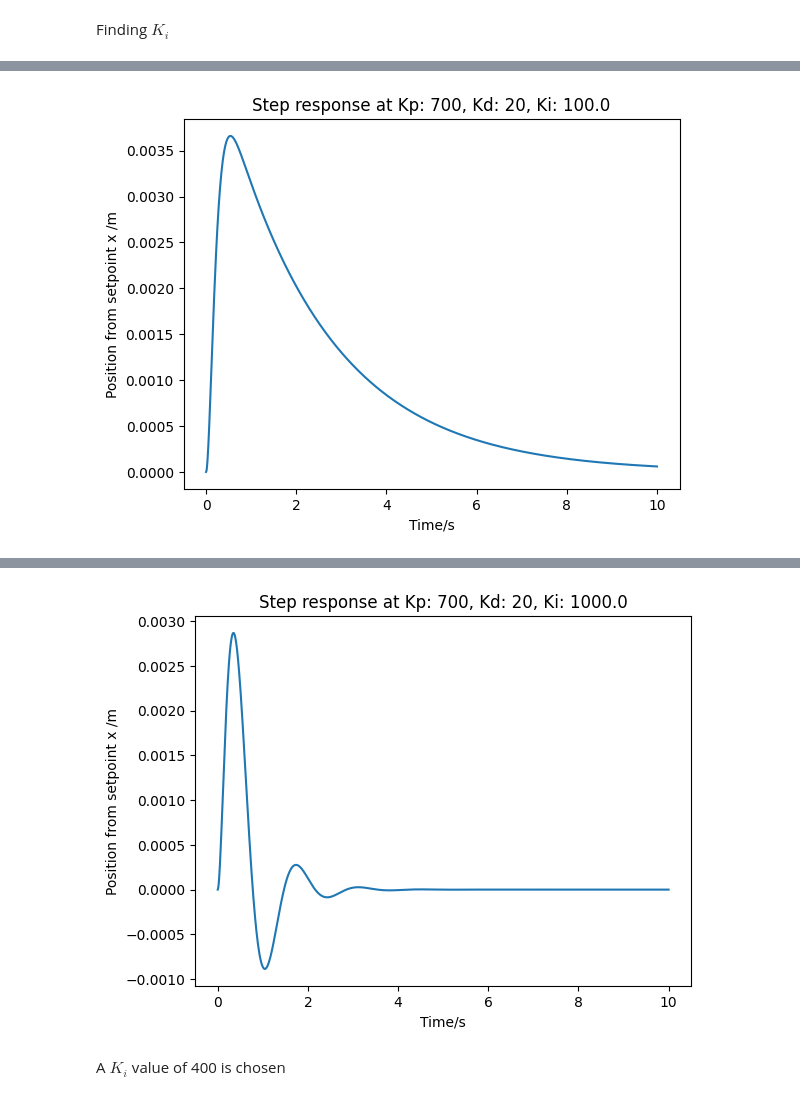
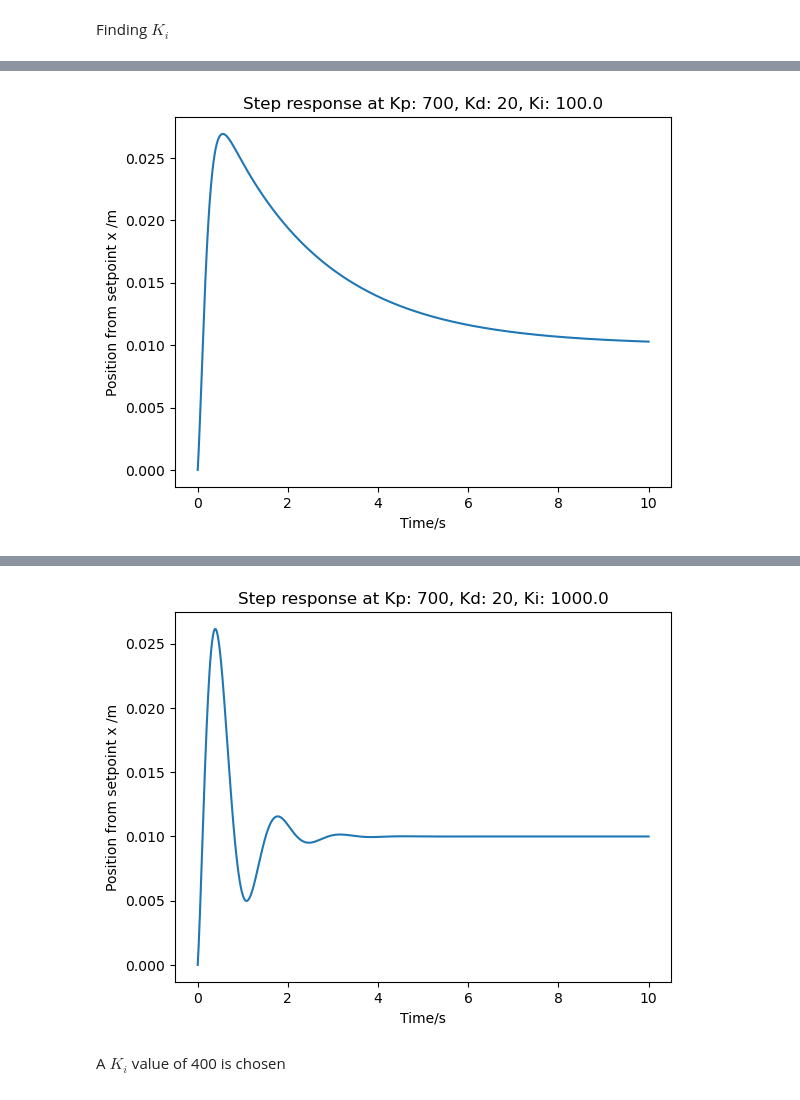
Before and after one commit to Klau05QUB/ELE2038-Coursework, a Jupyter notebook: PID_Controller.ipynb, the cells around one changed output, grey strips where cells are left out. Saved outputs shown, nothing was run; the diff lists cells and outputs as text; code cells hidden in the pictures.

```diff
--- a/PID_Controller.ipynb
+++ b/PID_Controller.ipynb
@@ -56,13 +60,13 @@ Ki = 0
 for Kp in [n for n in np.linspace(0,1000,11)]:
 
   Gc = Kp + Ki/s + Kd*s
-  Gload = ctrl.feedback(Gme, Gc*Gs)
+  Gload = ctrl.feedback(Gme*Gc, Gs)
 
   poles = ctrl.poles(Gload)
 
   if all(pole.real < 0 for pole in poles):
     time,xs = ctrl.impulse_response(Gload, timepts=np.linspace(0, 10, 1000))
-    plt.plot(time, xs)
+    plt.plot(time, xs*0.01)
     plt.title(f"Impulse response at Kp: {Kp}")
     plt.xlabel("Time/s")
     plt.ylabel("Position from setpoint x /m")
@@ -88,13 +93,13 @@ Ki = 0
 for Kd in [n for n in np.linspace(0,100,11)]:
 
   Gc = Kp + Ki/s + Kd*s
-  Gload = ctrl.feedback(Gme, Gc*Gs)
+  Gload = ctrl.feedback(Gme*Gc, Gs)
 
   poles = ctrl.poles(Gload)
 
   if all(pole.real < 0 for pole in poles):
     time,xs = ctrl.impulse_response(Gload, timepts=np.linspace(0, 10, 1000))
-    plt.plot(time, xs)
+    plt.plot(time, xs*0.01)
     plt.title(f"Impulse response at Kp: {Kp}, Kd: {Kd}")
     plt.xlabel("Time/s")
     plt.ylabel("Position from setpoint x /m")
@@ -123,10 +128,10 @@ Kd = 20
 Ki = 0
 
 Gc = Kp + Ki/s + Kd*s
-Gload = ctrl.feedback(Gme, Gc*Gs)
+Gload = ctrl.feedback(Gme*Gc, Gs)
 
 time,xs = ctrl.step_response(Gload, timepts=np.linspace(0, 10, 1000))
-plt.plot(time, xs)
+plt.plot(time, xs*0.01)
 plt.xlabel("Time/s")
 plt.ylabel("Position/m")
 plt.show()
@@ -142,13 +147,14 @@ Ki = 0
 for Ki in [n for n in np.linspace(0,1000,11)]:
 
   Gc = Kp + Ki/s + Kd*s
-  Gload = ctrl.feedback(Gme, Gc*Gs)
+  Gload = ctrl.feedback(Gme*Gc, Gs)
 
   poles = ctrl.poles(Gload)
 
   if all(pole.real < 0 for pole in poles):
     time,xs = ctrl.step_response(Gload, timepts=np.linspace(0, 10, 1000))
-    plt.plot(time, xs)
+    xs_scaled = xs*0.01
+    plt.plot(time, xs_scaled)
     plt.title(f"Step response at Kp: {Kp}, Kd: {Kd}, Ki: {Ki}")
     plt.xlabel("Time/s")
     plt.ylabel("Position from setpoint x /m")
@@ -158 +164 @@ for Ki in [n for n in np.linspace(0,1000,11)]:
-[figure, old version]
+[figure, new version]
@@ -167,4 +173,4 @@ for Ki in [n for n in np.linspace(0,1000,11)]:
-[figure, old version]
+[figure, new version]
 # %% [markdown]
 A $K_i$ value of 400 is chosen
 # %%
```
Also changed, not shown: parts of 8 cells of this notebook, 1 other file.
